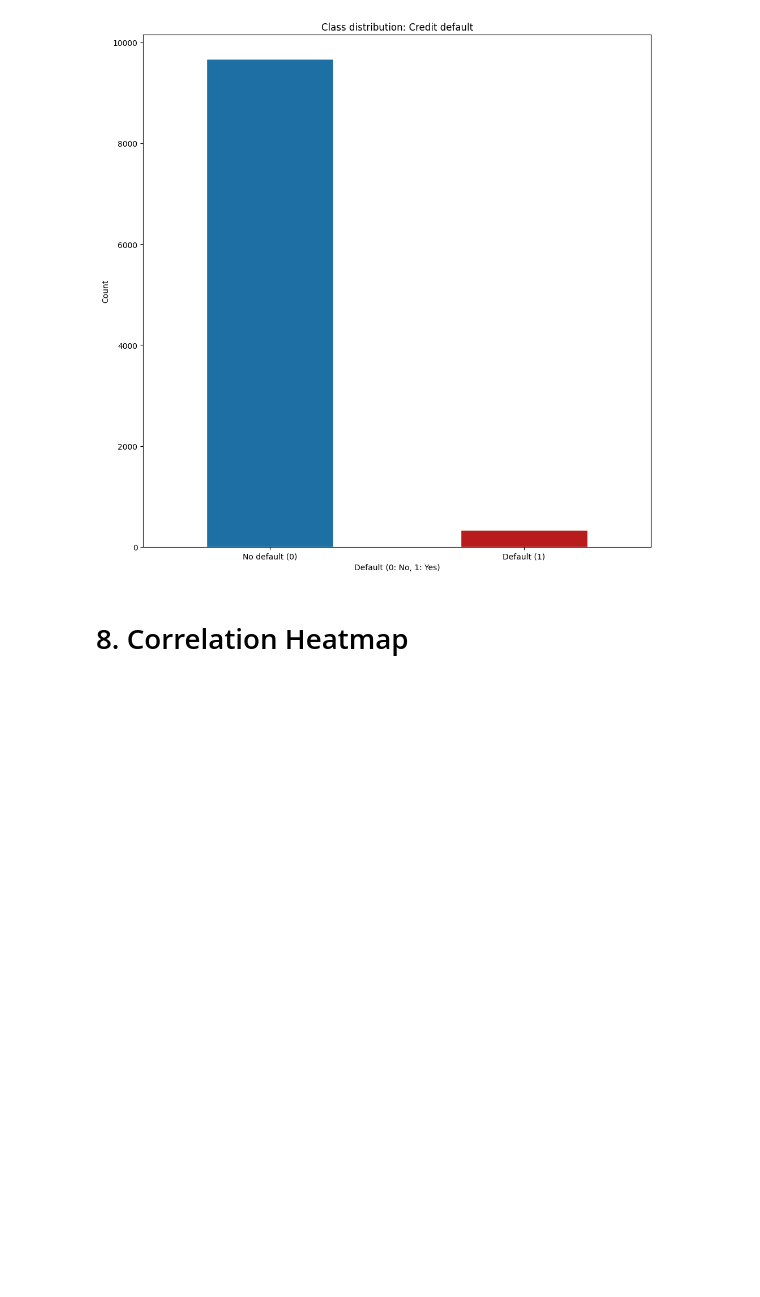
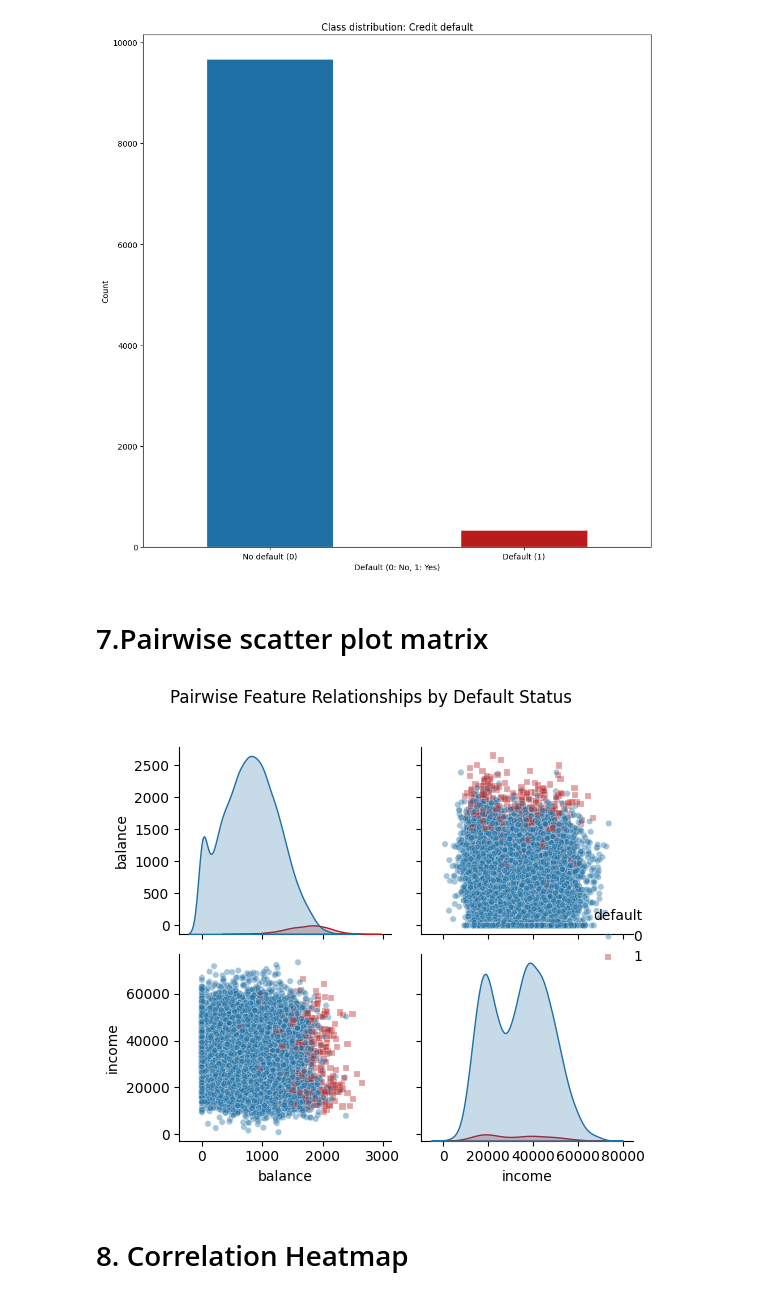
Before and after one commit to shotamuraishi/InClass, a Jupyter notebook: code.ipynb, the cells around one changed output. Cells and saved outputs as stored; diff of their text form; code cells hidden in the pictures; blank space fills up the shorter version.

Commit message:
I added pairplot and fix some mistakes

```diff
--- a/code.ipynb
+++ b/code.ipynb
@@ -159,6 +159,24 @@ plt.tight_layout()
 plt.show()
 # %% [output]
 [figure]
+# %% [markdown]
+# 7.Pairwise scatter plot matrix
+# %%
+sns.pairplot(
+    df,
+    vars=['balance', 'income'],
+    hue='default',
+    palette={0: '#1d6fa4', 1: '#b91c1c'},
+    diag_kind='kde',
+    plot_kws={'alpha': 0.4, 's': 20},
+    markers=['o', 's']
+)
+plt.suptitle('Pairwise Feature Relationships by Default Status',
+             y=1.02, fontsize=12)
+plt.tight_layout()
+plt.show()
+# %% [output]
+[figure, added]
 # %% [markdown]
 # 8. Correlation Heatmap
 # %%
```
Also changed, not shown: parts of 4 cells of this notebook.
